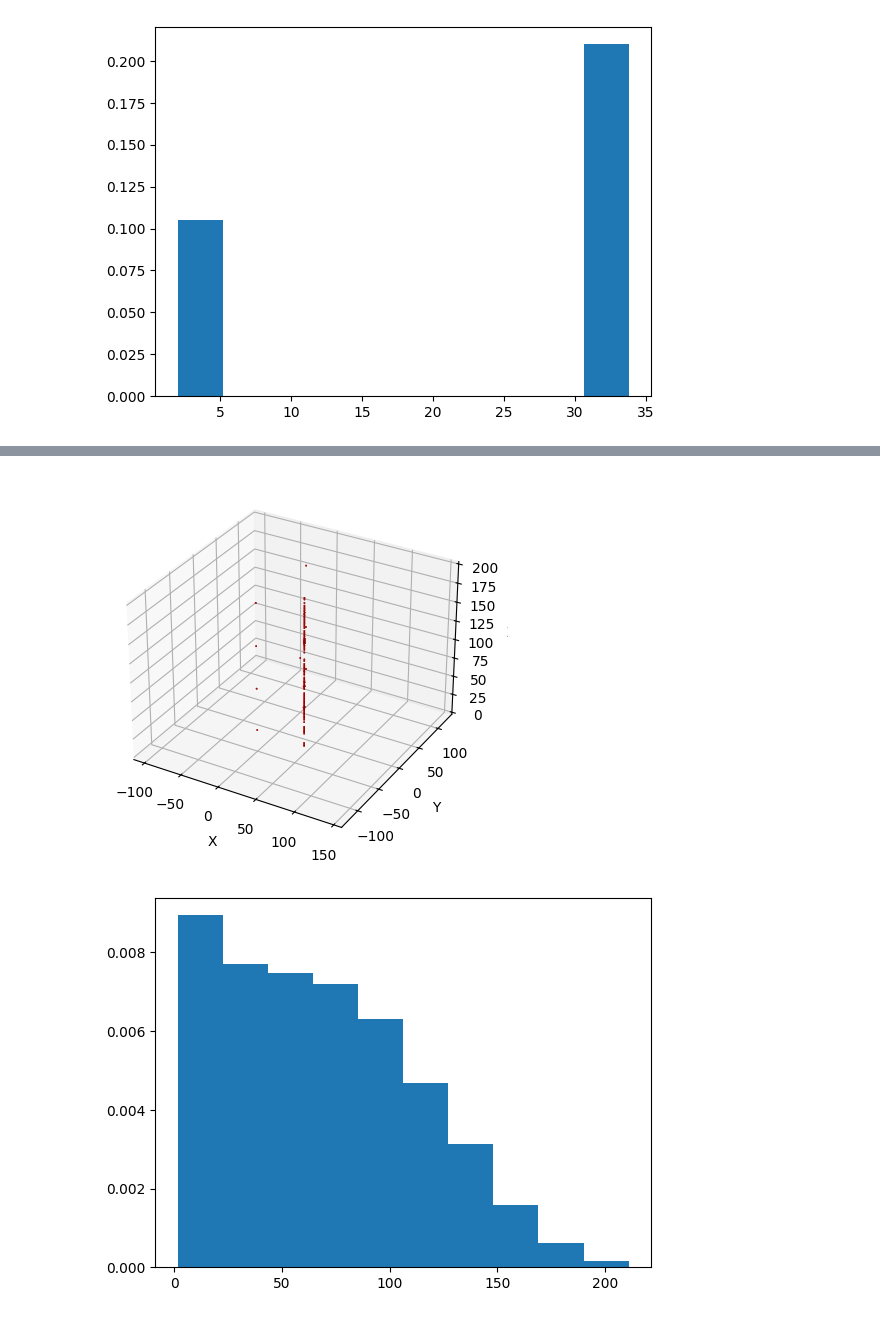
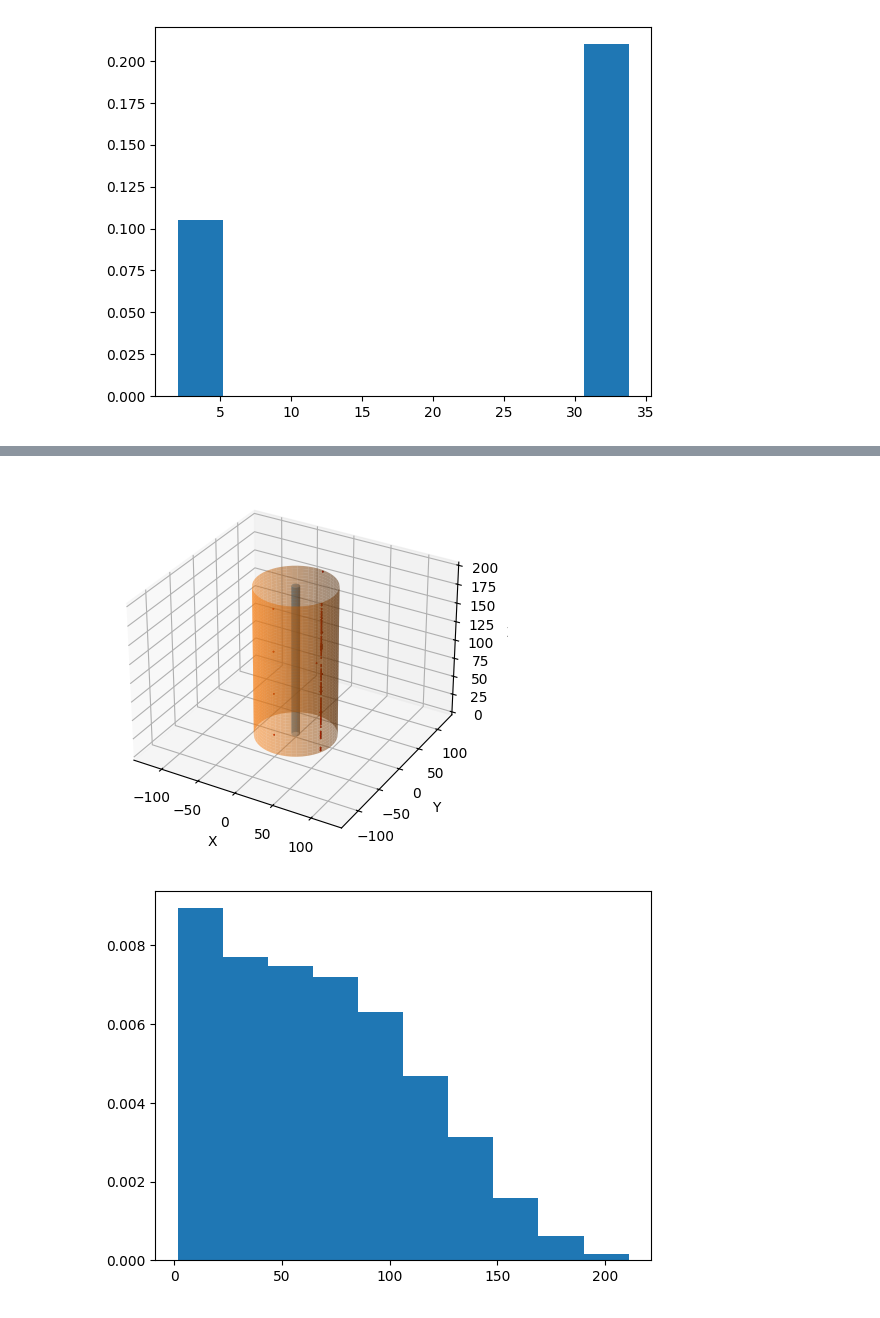
Before and after one commit to dzinty/microswimmers, a Jupyter notebook: many_swimmers_euler.ipynb, the cells around one changed output, grey strips where cells are left out. Cells and saved outputs as stored; diff of their text form; code cells hidden in the pictures.

```diff
--- a/many_swimmers_euler.ipynb
+++ b/many_swimmers_euler.ipynb
@@ -431,18 +431,24 @@ print(Rs_sol[:][:,-1])
 # %%
 ax = plt.figure().add_subplot(projection='3d')
 
 for i in range(N):
     X, Y, Z = makesphere(Rs_sol[i][-1, 0], Rs_sol[i][-1, 1], Rs_sol[i][-1, 2], R)
     ax.plot_surface(X, Y, Z, color="r")
 
+X1,Y1,Z1 = data_for_cylinder_along_z(R1, L, 0)
+ax.plot_surface(X1, Y1, Z1, alpha=0.5)
+
+X2,Y2,Z2 = data_for_cylinder_along_z(R2, L, 0)
+ax.plot_surface(X2, Y2, Z2, alpha=0.5)
+
 ax.set_xlabel("X")
 ax.set_ylabel("Y")
 ax.set_zlabel("Z")
 ax.axis('equal');
 
 plt.show()
 # %% [output]
-[figure, old version]
+[figure, new version]
 # %%
 dist = distance_matrix(Rs_sol[:][:,-1],Rs_sol[:][:,-1])
 dist[np.triu_indices(N, k = 1)]
```
Also changed, not shown: parts of 3 cells of this notebook.
